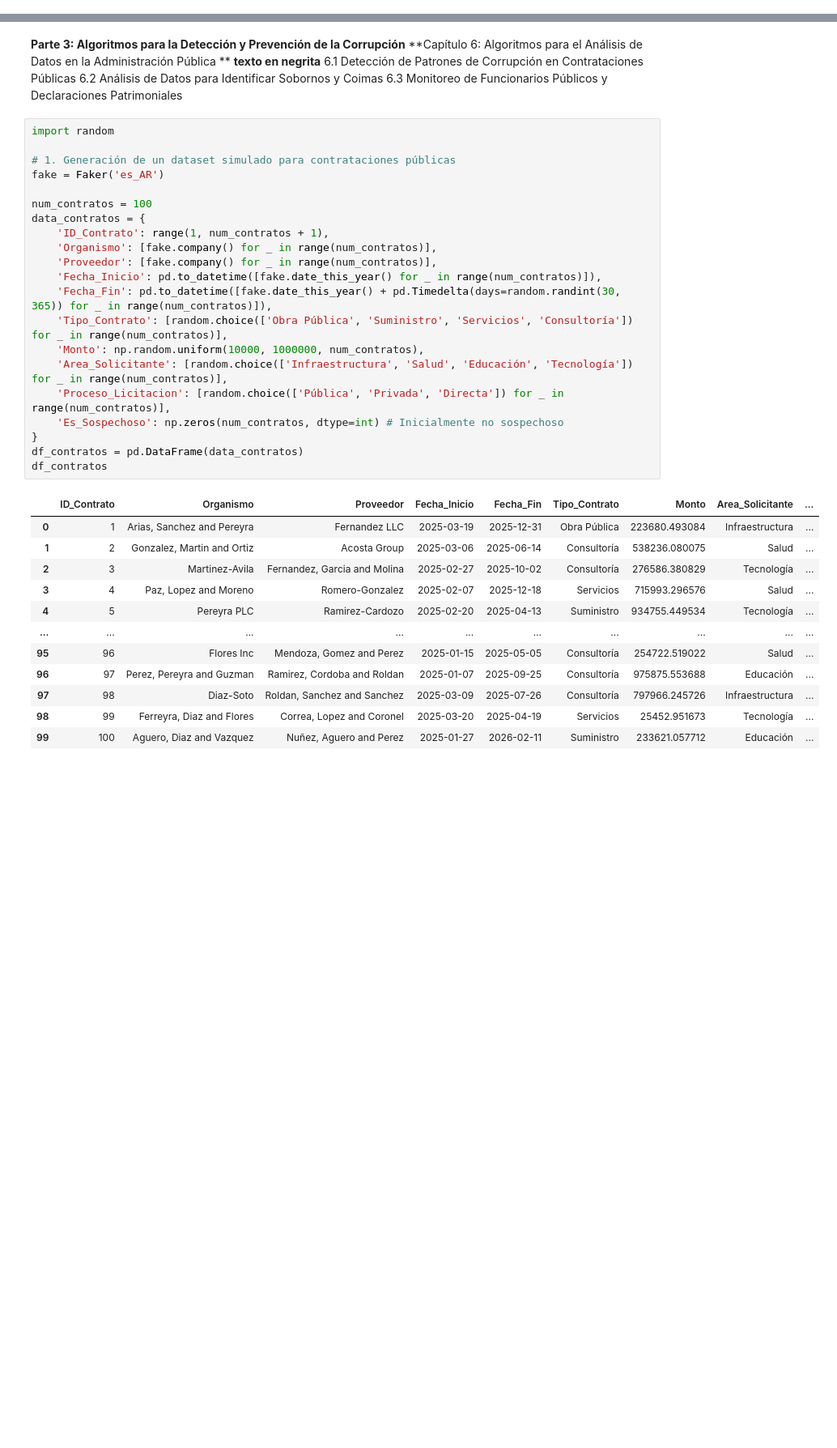
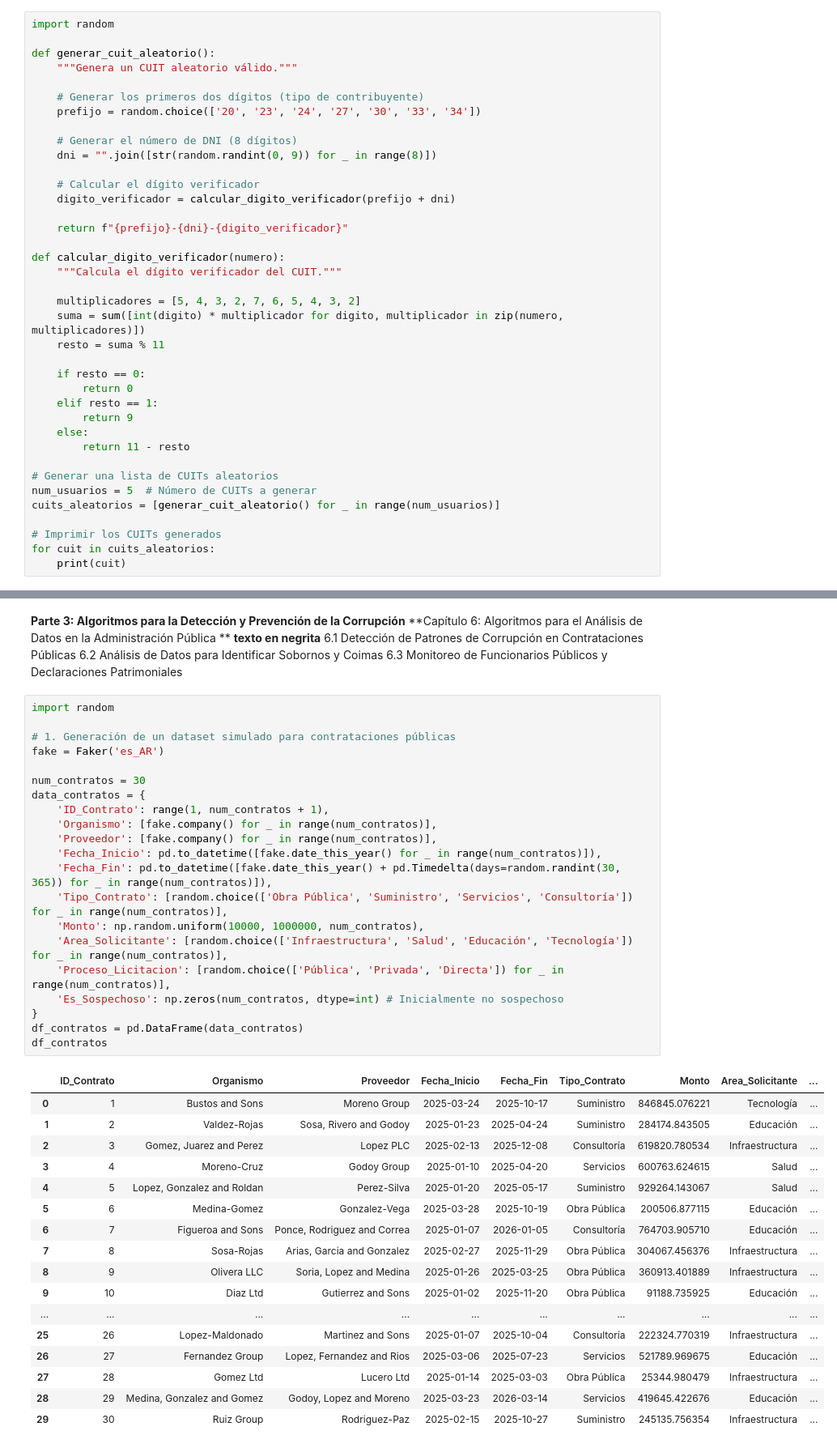
Before and after one commit to Viny2030/Libro_Algoritmos_contra_fraude_corrupcion, a Jupyter notebook: dataset.ipynb, the cells around one changed output, grey strips where cells are left out. Shown at 81% size. Drawn from its saved outputs; the diff is of its cells as text; blank space fills up the shorter version.

```diff
--- a/dataset.ipynb
+++ b/dataset.ipynb
@@ -794,0 +1007,38 @@ El DNI '123' no tiene un formato válido para generar un CUIT.
+# %%
+import random
+
+def generar_cuit_aleatorio():
+    """Genera un CUIT aleatorio válido."""
+
+    # Generar los primeros dos dígitos (tipo de contribuyente)
+    prefijo = random.choice(['20', '23', '24', '27', '30', '33', '34'])
+
+    # Generar el número de DNI (8 dígitos)
+    dni = "".join([str(random.randint(0, 9)) for _ in range(8)])
+
+    # Calcular el dígito verificador
+    digito_verificador = calcular_digito_verificador(prefijo + dni)
+
+    return f"{prefijo}-{dni}-{digito_verificador}"
+
+def calcular_digito_verificador(numero):
+    """Calcula el dígito verificador del CUIT."""
+
+    multiplicadores = [5, 4, 3, 2, 7, 6, 5, 4, 3, 2]
+    suma = sum([int(digito) * multiplicador for digito, multiplicador in zip(numero, multiplicadores)])
+    resto = suma % 11
+
+    if resto == 0:
+        return 0
+    elif resto == 1:
+        return 9
+    else:
+        return 11 - resto
+
+# Generar una lista de CUITs aleatorios
+num_usuarios = 5  # Número de CUITs a generar
+cuits_aleatorios = [generar_cuit_aleatorio() for _ in range(num_usuarios)]
+
+# Imprimir los CUITs generados
+for cuit in cuits_aleatorios:
+    print(cuit)
@@ -1020,34 +1589,39 @@ El DataFrame se ha guardado exitosamente en el archivo 'df_caja.csv'
 # %%
 import random
 
 # 1. Generación de un dataset simulado para contrataciones públicas
 fake = Faker('es_AR')
 
-num_contratos = 100
+num_contratos = 30
 data_contratos = {
     'ID_Contrato': range(1, num_contratos + 1),
     'Organismo': [fake.company() for _ in range(num_contratos)],
     'Proveedor': [fake.company() for _ in range(num_contratos)],
     'Fecha_Inicio': pd.to_datetime([fake.date_this_year() for _ in range(num_contratos)]),
     'Fecha_Fin': pd.to_datetime([fake.date_this_year() + pd.Timedelta(days=random.randint(30, 365)) for _ in range(num_contratos)]),
     'Tipo_Contrato': [random.choice(['Obra Pública', 'Suministro', 'Servicios', 'Consultoría']) for _ in range(num_contratos)],
     'Monto': np.random.uniform(10000, 1000000, num_contratos),
     'Area_Solicitante': [random.choice(['Infraestructura', 'Salud', 'Educación', 'Tecnología']) for _ in range(num_contratos)],
     'Proceso_Licitacion': [random.choice(['Pública', 'Privada', 'Directa']) for _ in range(num_contratos)],
     'Es_Sospechoso': np.zeros(num_contratos, dtype=int) # Inicialmente no sospechoso
 }
 df_contratos = pd.DataFrame(data_contratos)
 df_contratos
 # %% [output]
 |  | ID_Contrato | Organismo | Proveedor | Fecha_Inicio | Fecha_Fin | Tipo_Contrato | Monto | Area_Solicitante | ... |
-| 0 | 1 | Arias, Sanchez and Pereyra | Fernandez LLC | 2025-03-19 | 2025-12-31 | Obra Pública | 223680.493084 | Infraestructura | ... |
-| 1 | 2 | Gonzalez, Martin and Ortiz | Acosta Group | 2025-03-06 | 2025-06-14 | Consultoría | 538236.080075 | Salud | ... |
-| 2 | 3 | Martinez-Avila | Fernandez, Garcia and Molina | 2025-02-27 | 2025-10-02 | Consultoría | 276586.380829 | Tecnología | ... |
-| 3 | 4 | Paz, Lopez and Moreno | Romero-Gonzalez | 2025-02-07 | 2025-12-18 | Servicios | 715993.296576 | Salud | ... |
-| 4 | 5 | Pereyra PLC | Ramirez-Cardozo | 2025-02-20 | 2025-04-13 | Suministro | 934755.449534 | Tecnología | ... |
+| 0 | 1 | Bustos and Sons | Moreno Group | 2025-03-24 | 2025-10-17 | Suministro | 846845.076221 | Tecnología | ... |
+| 1 | 2 | Valdez-Rojas | Sosa, Rivero and Godoy | 2025-01-23 | 2025-04-24 | Suministro | 284174.843505 | Educación | ... |
+| 2 | 3 | Gomez, Juarez and Perez | Lopez PLC | 2025-02-13 | 2025-12-08 | Consultoría | 619820.780534 | Infraestructura | ... |
+| 3 | 4 | Moreno-Cruz | Godoy Group | 2025-01-10 | 2025-04-20 | Servicios | 600763.624615 | Salud | ... |
+| 4 | 5 | Lopez, Gonzalez and Roldan | Perez-Silva | 2025-01-20 | 2025-05-17 | Suministro | 929264.143067 | Salud | ... |
+| 5 | 6 | Medina-Gomez | Gonzalez-Vega | 2025-03-28 | 2025-10-19 | Obra Pública | 200506.877115 | Educación | ... |
+| 6 | 7 | Figueroa and Sons | Ponce, Rodriguez and Correa | 2025-01-07 | 2026-01-05 | Consultoría | 764703.905710 | Educación | ... |
+| 7 | 8 | Sosa-Rojas | Arias, Garcia and Gonzalez | 2025-02-27 | 2025-11-29 | Obra Pública | 304067.456376 | Infraestructura | ... |
+| 8 | 9 | Olivera LLC | Soria, Lopez and Medina | 2025-01-26 | 2025-03-25 | Obra Pública | 360913.401889 | Infraestructura | ... |
+| 9 | 10 | Diaz Ltd | Gutierrez and Sons | 2025-01-02 | 2025-11-20 | Obra Pública | 91188.735925 | Educación | ... |
 | ... | ... | ... | ... | ... | ... | ... | ... | ... | ... |
-| 95 | 96 | Flores Inc | Mendoza, Gomez and Perez | 2025-01-15 | 2025-05-05 | Consultoría | 254722.519022 | Salud | ... |
-| 96 | 97 | Perez, Pereyra and Guzman | Ramirez, Cordoba and Roldan | 2025-01-07 | 2025-09-25 | Consultoría | 975875.553688 | Educación | ... |
-| 97 | 98 | Diaz-Soto | Roldan, Sanchez and Sanchez | 2025-03-09 | 2025-07-26 | Consultoría | 797966.245726 | Infraestructura | ... |
-| 98 | 99 | Ferreyra, Diaz and Flores | Correa, Lopez and Coronel | 2025-03-20 | 2025-04-19 | Servicios | 25452.951673 | Tecnología | ... |
-| 99 | 100 | Aguero, Diaz and Vazquez | Nuñez, Aguero and Perez | 2025-01-27 | 2026-02-11 | Suministro | 233621.057712 | Educación | ... |
+| 25 | 26 | Lopez-Maldonado | Martinez and Sons | 2025-01-07 | 2025-10-04 | Consultoría | 222324.770319 | Infraestructura | ... |
+| 26 | 27 | Fernandez Group | Lopez, Fernandez and Rios | 2025-03-06 | 2025-07-23 | Servicios | 521789.969675 | Educación | ... |
+| 27 | 28 | Gomez Ltd | Lucero Ltd | 2025-01-14 | 2025-03-03 | Obra Pública | 25344.980479 | Infraestructura | ... |
+| 28 | 29 | Medina, Gonzalez and Gomez | Godoy, Lopez and Moreno | 2025-03-23 | 2026-03-14 | Servicios | 419645.422676 | Educación | ... |
+| 29 | 30 | Ruiz Group | Rodriguez-Paz | 2025-02-15 | 2025-10-27 | Suministro | 245135.756354 | Infraestructura | ... |
```
Also changed, not shown: parts of 94 cells of this notebook.
